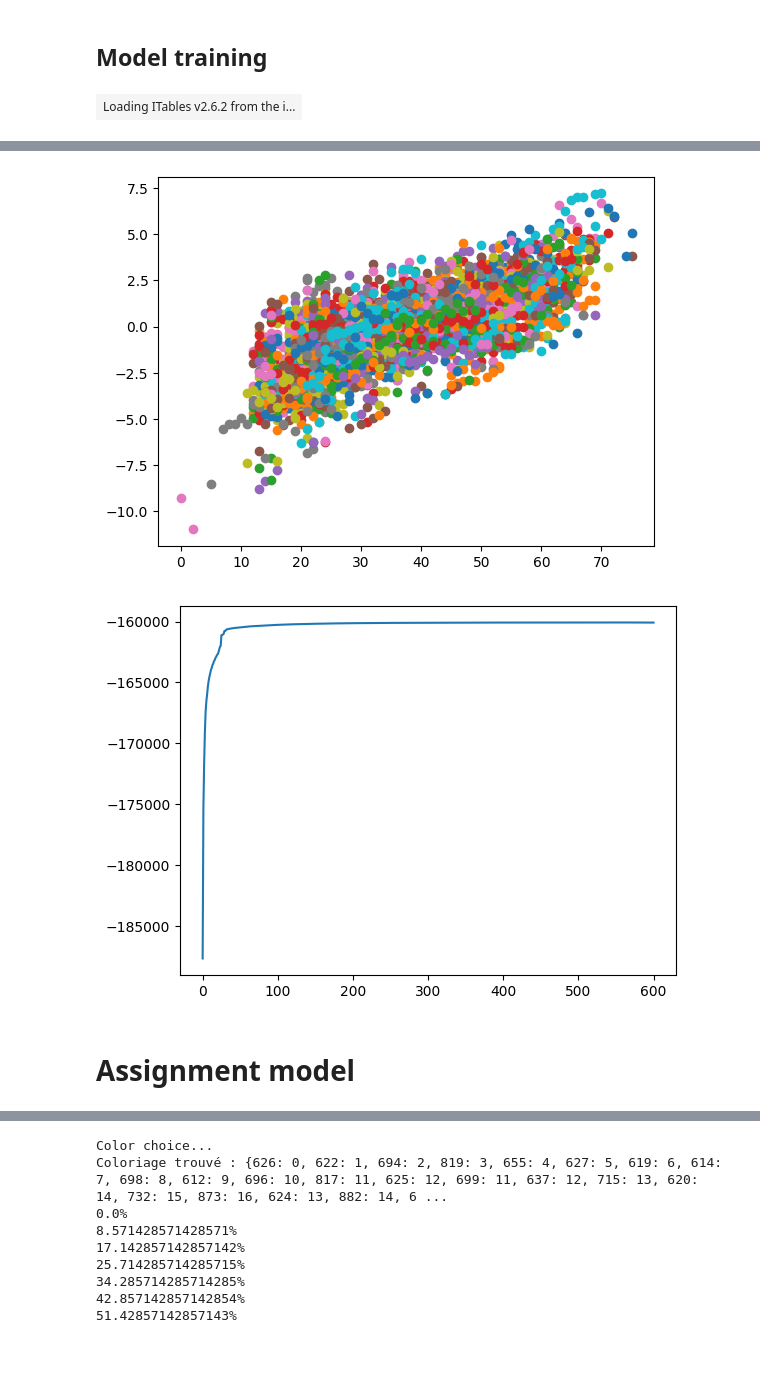
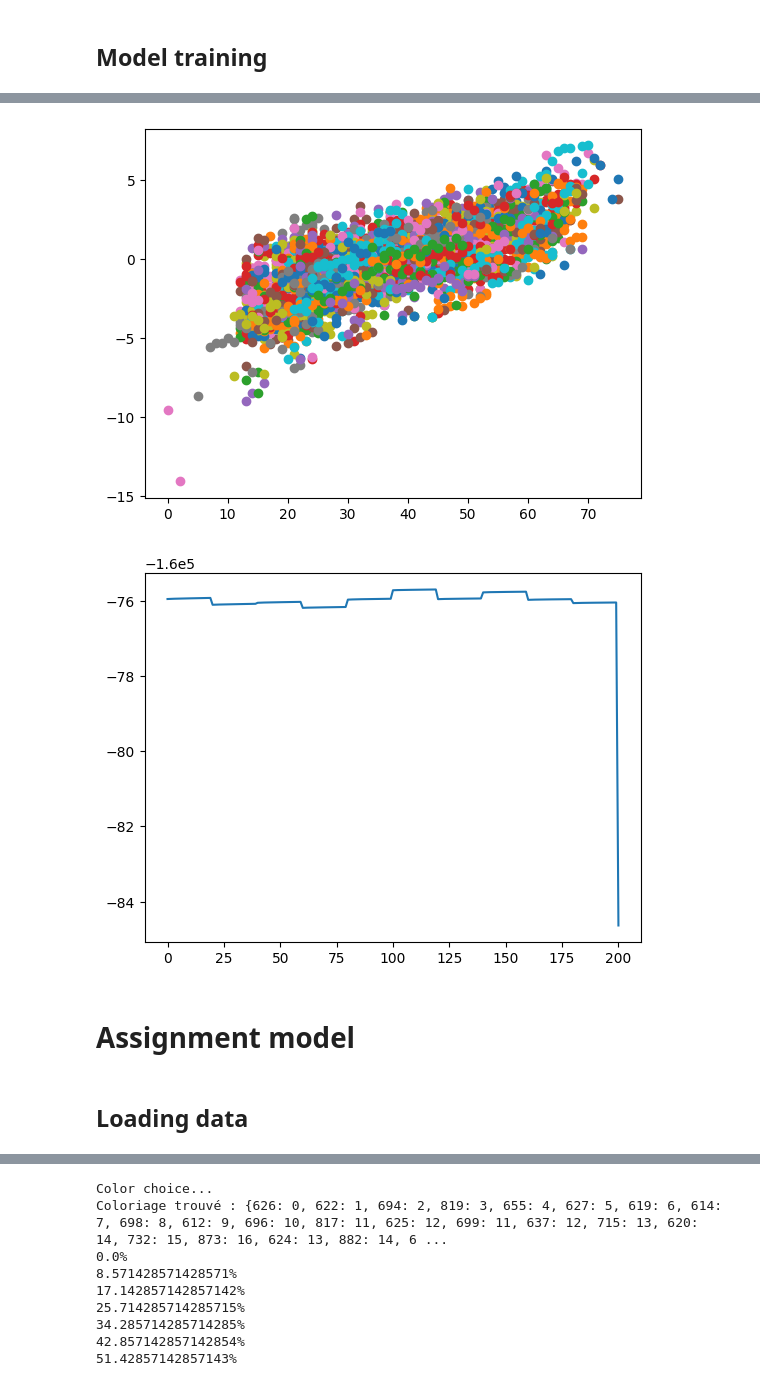
Before and after one commit to PacoViry/Thesis_models, a Jupyter notebook: main.ipynb, the cells around one changed output, grey strips where cells are left out. Saved outputs shown, nothing was run; the diff lists cells and outputs as text; code cells hidden in the pictures; blank space fills up the shorter version.

```diff
--- a/main.ipynb
+++ b/main.ipynb
@@ -19,5 +26,5 @@ from src.B_Model_fitting import retirement_prio
 # %%
-db_full = pd.read_excel('D:\p.viry\Documents\Travail_recherche\Data\TAA\TAA_fleet/fleet_extract_treated_final_analysis.xlsx')
+db_full = pd.read_excel('D:\p.viry\Documents\Travail_recherche\Data\TAA\TAA_fleet/fleet_extract_treated_final.xlsx')
 db_full['Aircraft Type'] = db_full['Type']+' '+db_full['Model'].astype(str)
 
 ### Possibility to add filters on the aircraft size, aircraft model, etc...
@@ -61,9 +52,13 @@ fleet_analysis.visu_retirements(db_selec, reso_1 = 1, reso_2 = 3)
 ## Model training
 # %%
 df_stat = retirement_prio.setting_df(db_r)
-show(df_stat)
-# %% [output]
-| Loading ITables v2.6.2 from the i... |
 # %%
-y_lims, list_mod, stats = retirement_prio.fit_type_y(df_stat, N=20, M = 30)
+# initial
+# y_lims, list_mod, stats = retirement_prio.fit_type_y(df_stat, N=10, M = 10)
+
+#avec chargement du résultat précédent
+stats, list_mod, y_lims = retirement_prio.load_prop(title = 'TAA_propension3')
+stats = np.where(np.isnan(stats),0, stats)
+y_lims, list_mod, stats = retirement_prio.fit_type_y(df_stat, N=10, M = 20, vals = stats.T)
+retirement_prio.save_prop(stats.transpose(),list_mod,y_lims, title = 'TAA_propension')
 # %% [output]
@@ -87,2 +79,2 @@ y_lims, list_mod, stats = retirement_prio.fit_type_y(df_stat, N=20, M = 30)
-[figure, old version]
+[figure, new version]
-[figure, old version]
+[figure, new version]
@@ -91,5 +81,7 @@ retirement_prio.save_prop(stats.transpose(),list_mod,y_lims, title = 'TAA_propen
 # %% [markdown]
 # Assignment model
+# %% [markdown]
+## Loading data
 # %%
 y_min = 1990
 y_max = 2024 #pour le modèle entraîné
```
Also changed, not shown: parts of 27 cells of this notebook, 6 other files.
